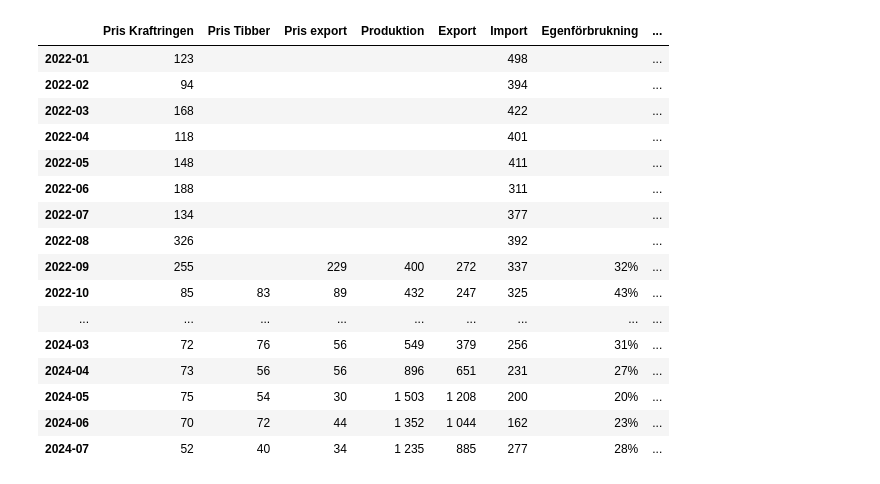
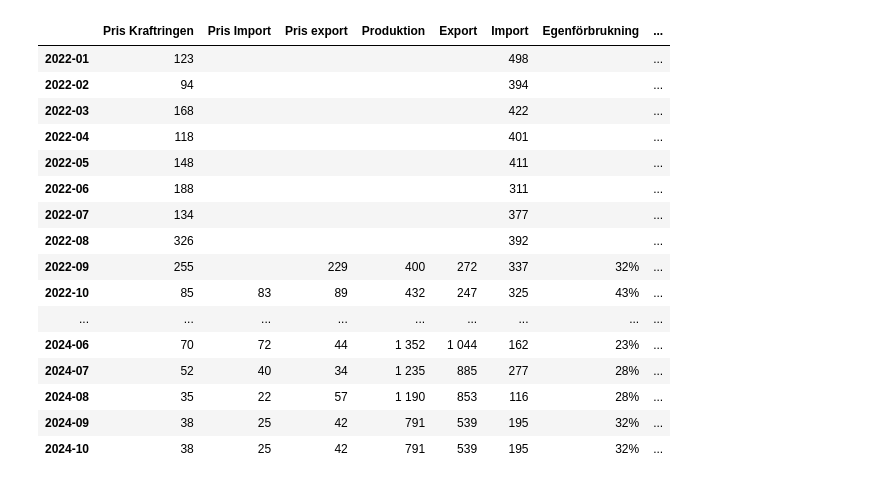
Before and after one commit to frolswe/sol, a Jupyter notebook: solceller.ipynb, the cells around one changed output. Drawn from its saved outputs; the diff is of its cells as text; code cells hidden in the pictures.

```diff
--- a/solceller.ipynb
+++ b/solceller.ipynb
@@ -78,7 +92,7 @@ months = pd.DatetimeIndex((data | data2).keys()).sort_values()
 
 columns = [
     'Pris Kraftringen',
-    'Pris Tibber',
+    'Pris Import',
     'Pris export',
     'Produktion',
     'Export',
@@ -93,7 +107,7 @@ columns = [
     'Överföringsavgift',
     'Energiskatt',
     'Elnät abonnemang',
-    'Tibber abonnemang',
+    'Tim abonnemang',
     'Kraftringen abonnemang'
     ]
 
@@ -105,7 +119,7 @@ for m, row in data.items():
     if not row[1] is None: df.loc[pd.to_datetime(m), "Import"]           = row[1]
     if not row[2] is None: df.loc[pd.to_datetime(m), "Export"]           = row[2]
     if not row[3] is None: df.loc[pd.to_datetime(m), "Pris export"]      = row[3]
-    if not row[4] is None: df.loc[pd.to_datetime(m), "Pris Tibber"]      = row[4]
+    if not row[4] is None: df.loc[pd.to_datetime(m), "Pris Import"]      = row[4]
     if not row[5] is None: df.loc[pd.to_datetime(m), "Pris Kraftringen"] = row[5]
 
 df["Investering"] = 0
@@ -153,8 +167,8 @@ for m in df.index:
             (row["Pris export"]+row["Faktisk Skattereduktion"]+row["Nätnytta"])*row["Export"]/100.0
     df.loc[m, "Räkning Kraftringen utan solceller"] = ((row["Pris Kraftringen"]+row["Överföringsavgift"]+row["Energiskatt"])*(row["Import"]+row["Produktion"]-row["Export"])/100.0+row["Kraftringen abonnemang"])*1.25
 
-    if row["Tibber abonnemang"] != 0.0:
-        df.loc[m, "Räkning Tibber"] = ((row["Pris Tibber"]+row["Överföringsavgift"]+row["Energiskatt"])*row["Import"]/100.0+row["Tibber abonnemang"])*1.25 - \
+    if row["Tim abonnemang"] != 0.0:
+        df.loc[m, "Räkning Tim"] = ((row["Pris Import"]+row["Överföringsavgift"]+row["Energiskatt"])*row["Import"]/100.0+row["Tim abonnemang"])*1.25 - \
             (row["Pris export"]+row["Faktisk Skattereduktion"]+row["Nätnytta"])*row["Export"]/100.0
 
     row = df.loc[m].fillna(0.0)
@@ -164,8 +178,8 @@ for m in df.index:
         df.loc[m, "Egenförbrukning"] = (row["Produktion"]-row["Export"]) / row["Produktion"]
         df.loc[m, "Resultat solceller"] = row["Räkning Kraftringen utan solceller"] - row["Räkning Kraftringen"]
     df.loc[m, "Resultat timavläsning"] = np.nan
-    if row["Tibber abonnemang"] != 0.0:
-        df.loc[m, "Resultat timavläsning"] = row["Räkning Kraftringen"] - row["Räkning Tibber"]
+    if row["Tim abonnemang"] != 0.0:
+        df.loc[m, "Resultat timavläsning"] = row["Räkning Kraftringen"] - row["Räkning Tim"]
 
     row = df.loc[m]
     Restskuld_change = 0.0
@@ -181,17 +195,17 @@ for m in df.index:
 # %%
 # Tabell.
 df.style \
     .format_index(lambda x: x.strftime('%Y-%m')).hide(axis="index", names=True) \
     .format(precision=0, na_rep='', thousands=" ",
         formatter={
             #"Pris Kraftringen": "{:.0f} öre/kWh",
-            #"Pris Tibber": "asd",
+            #"Pris Import": "asd",
             #"Pris export": "asd",
             "Egenförbrukning": lambda x: f"{x*100:.0f}%",
         }) \
-    .hide(axis="columns", subset=["Nätnytta", "Skattereduktion", "Tibber abonnemang", "Kraftringen abonnemang", "Elnät abonnemang", "Investering", "Energiskatt", "Överföringsavgift"])
+    .hide(axis="columns", subset=["Nätnytta", "Skattereduktion", "Tim abonnemang", "Kraftringen abonnemang", "Elnät abonnemang", "Investering", "Energiskatt", "Överföringsavgift"])
 # %% [output]
-|  | Pris Kraftringen | Pris Tibber | Pris export | Produktion | Export | Import | Egenförbrukning | ... |
+|  | Pris Kraftringen | Pris Import | Pris export | Produktion | Export | Import | Egenförbrukning | ... |
 | 2022-01 | 123 |  |  |  |  | 498 |  | ... |
 | 2022-02 | 94 |  |  |  |  | 394 |  | ... |
 | 2022-03 | 168 |  |  |  |  | 422 |  | ... |
@@ -203,11 +217,11 @@ df.style \
 | 2022-09 | 255 |  | 229 | 400 | 272 | 337 | 32% | ... |
 | 2022-10 | 85 | 83 | 89 | 432 | 247 | 325 | 43% | ... |
 | ... | ... | ... | ... | ... | ... | ... | ... | ... |
-| 2024-03 | 72 | 76 | 56 | 549 | 379 | 256 | 31% | ... |
-| 2024-04 | 73 | 56 | 56 | 896 | 651 | 231 | 27% | ... |
-| 2024-05 | 75 | 54 | 30 | 1 503 | 1 208 | 200 | 20% | ... |
 | 2024-06 | 70 | 72 | 44 | 1 352 | 1 044 | 162 | 23% | ... |
 | 2024-07 | 52 | 40 | 34 | 1 235 | 885 | 277 | 28% | ... |
+| 2024-08 | 35 | 22 | 57 | 1 190 | 853 | 116 | 28% | ... |
+| 2024-09 | 38 | 25 | 42 | 791 | 539 | 195 | 32% | ... |
+| 2024-10 | 38 | 25 | 42 | 791 | 539 | 195 | 32% | ... |
 # %%
 # Visualisera restskuld.
 
```
Also changed, not shown: parts of 4 cells of this notebook.
